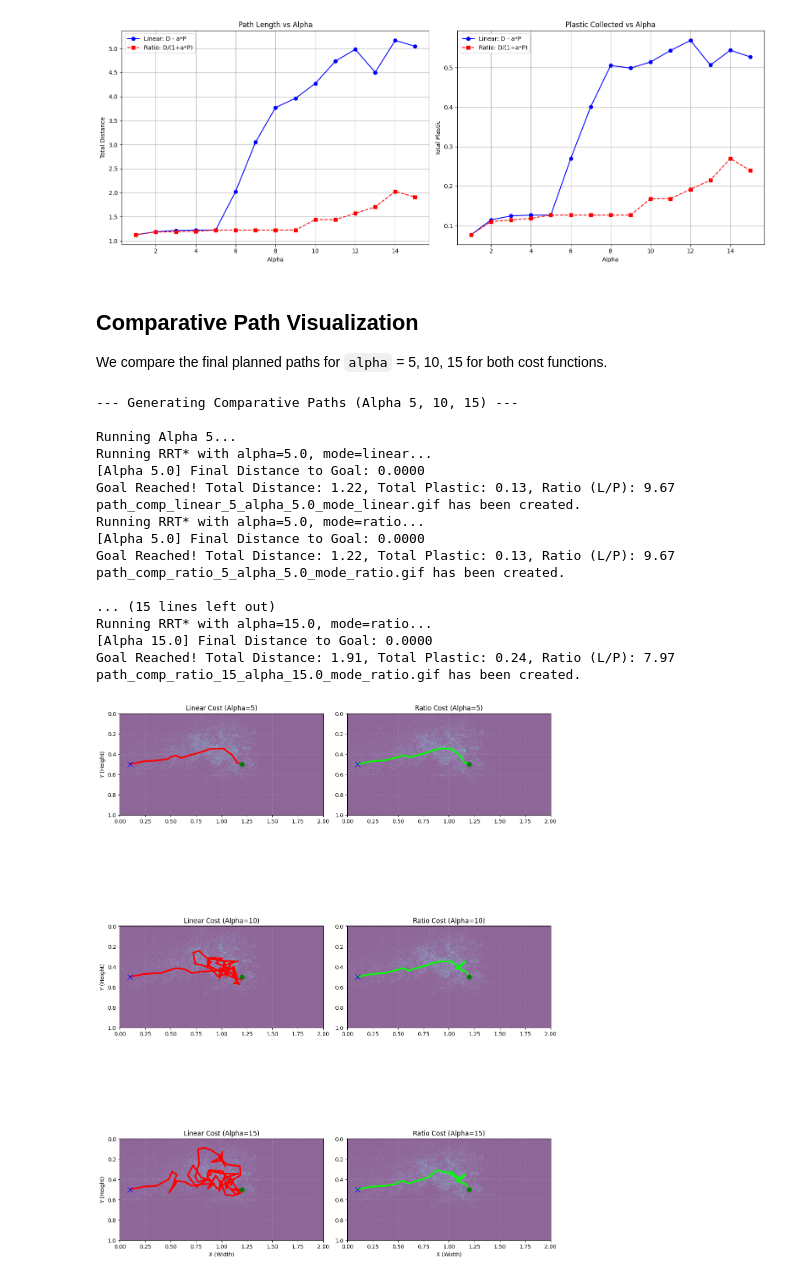
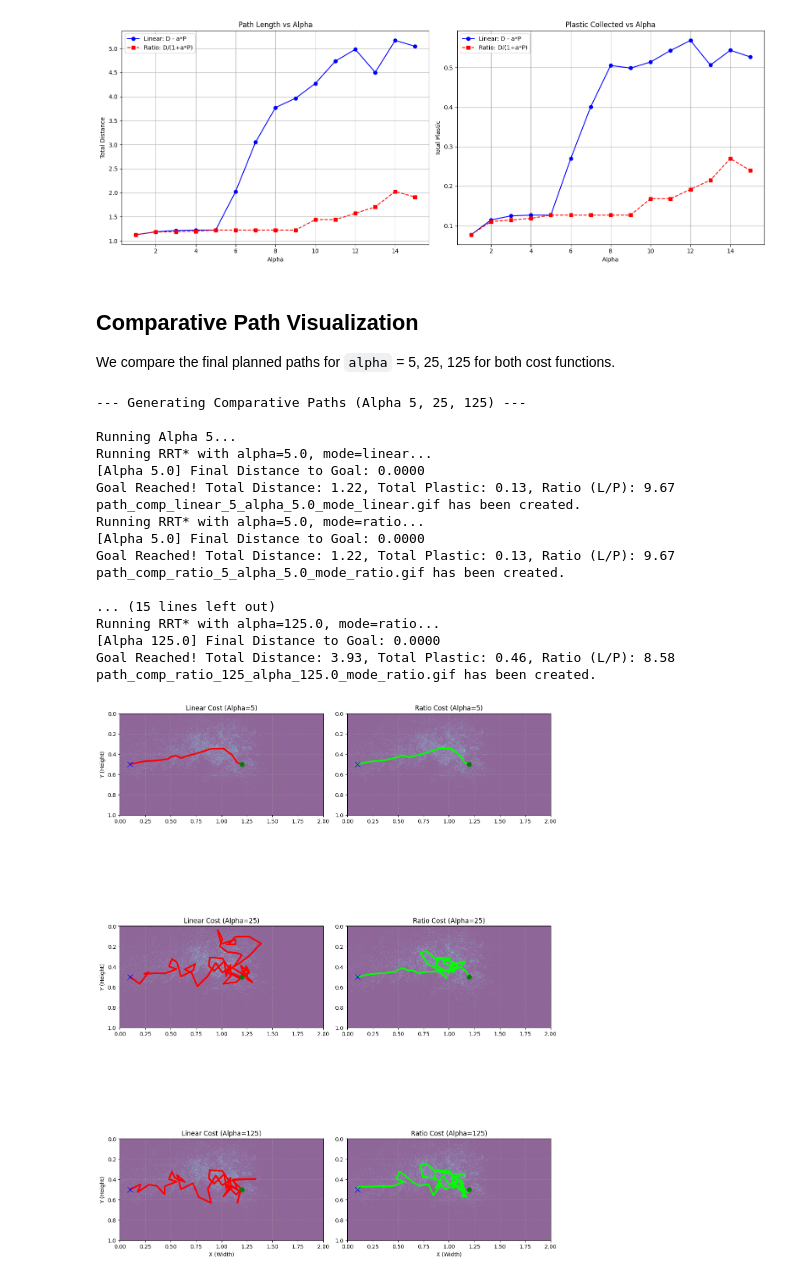
Before and after one commit to rks277/planning-final-proj, a Jupyter notebook: Alpha_Sweep.ipynb, the cells around one changed output. Drawn from its saved outputs; the diff is of its cells as text; code cells hidden in the pictures.

Commit message:
Run alpha sweep for 5, 25, 125

```diff
--- a/Alpha_Sweep.ipynb
+++ b/Alpha_Sweep.ipynb
@@ -101,13 +101,13 @@ plt.show()
 # %% [markdown]
 ## Comparative Path Visualization
 
-We compare the final planned paths for `alpha` = 5, 10, 15 for both cost functions.
+We compare the final planned paths for `alpha` = 5, 25, 125 for both cost functions.
 # %%
-alphas_to_compare = [5, 10, 15]
+alphas_to_compare = [5, 25, 125]
 paths_linear = {}
 paths_ratio = {}
 
-print("\n--- Generating Comparative Paths (Alpha 5, 10, 15) ---")
+print("\n--- Generating Comparative Paths (Alpha 5, 25, 125) ---")
 for alpha in alphas_to_compare:
     print(f"\nRunning Alpha {alpha}...")
 
@@ -152,36 +152,36 @@ for i, alpha in enumerate(alphas_to_compare):
         ax_rat.plot(pr[:, 1], pr[:, 0], color='lime', linewidth=3)
         # Mark Start/End
         ax_rat.plot(pr[0, 1], pr[0, 0], 'go', markersize=8)
         ax_rat.plot(pr[-1, 1], pr[-1, 0], 'bx', markersize=10)
     ax_rat.set_title(f"Ratio Cost (Alpha={alpha})")
     if i == 2: ax_rat.set_xlabel("X (Width)")
     ax_rat.grid(True, linestyle=':', alpha=0.6)
 
 # Ensure axis limits cover the goal if it goes outside image (Goal x=1.2 is inside 2.0)
 # But just in case, set lims based on extent
 for ax in axes.flat:
     ax.set_xlim(0, 2.0)
     ax.set_ylim(1.0, 0.0) # Match origin upper
 
 plt.tight_layout()
 plt.savefig('path_comparison_grid.png')
 plt.show()
 # %% [output]
---- Generating Comparative Paths (Alpha 5, 10, 15) ---
+--- Generating Comparative Paths (Alpha 5, 25, 125) ---
 
 Running Alpha 5...
 Running RRT* with alpha=5.0, mode=linear...
 [Alpha 5.0] Final Distance to Goal: 0.0000
 Goal Reached! Total Distance: 1.22, Total Plastic: 0.13, Ratio (L/P): 9.67
 path_comp_linear_5_alpha_5.0_mode_linear.gif has been created.
 Running RRT* with alpha=5.0, mode=ratio...
 [Alpha 5.0] Final Distance to Goal: 0.0000
 Goal Reached! Total Distance: 1.22, Total Plastic: 0.13, Ratio (L/P): 9.67
 path_comp_ratio_5_alpha_5.0_mode_ratio.gif has been created.
 
 ... (15 lines left out)
-Running RRT* with alpha=15.0, mode=ratio...
-[Alpha 15.0] Final Distance to Goal: 0.0000
-Goal Reached! Total Distance: 1.91, Total Plastic: 0.24, Ratio (L/P): 7.97
-path_comp_ratio_15_alpha_15.0_mode_ratio.gif has been created.
+Running RRT* with alpha=125.0, mode=ratio...
+[Alpha 125.0] Final Distance to Goal: 0.0000
+Goal Reached! Total Distance: 3.93, Total Plastic: 0.46, Ratio (L/P): 8.58
+path_comp_ratio_125_alpha_125.0_mode_ratio.gif has been created.
-[figure, old version]
+[figure, new version]
```
